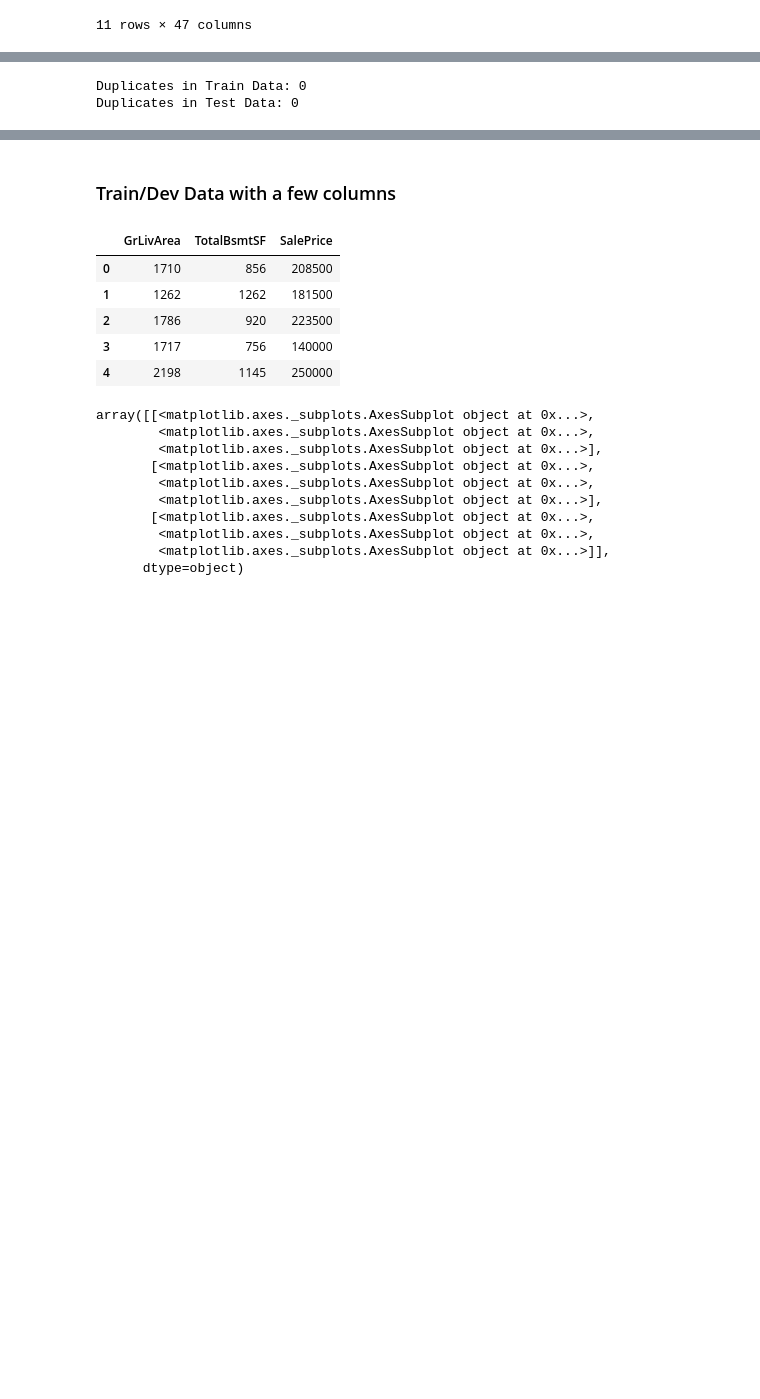
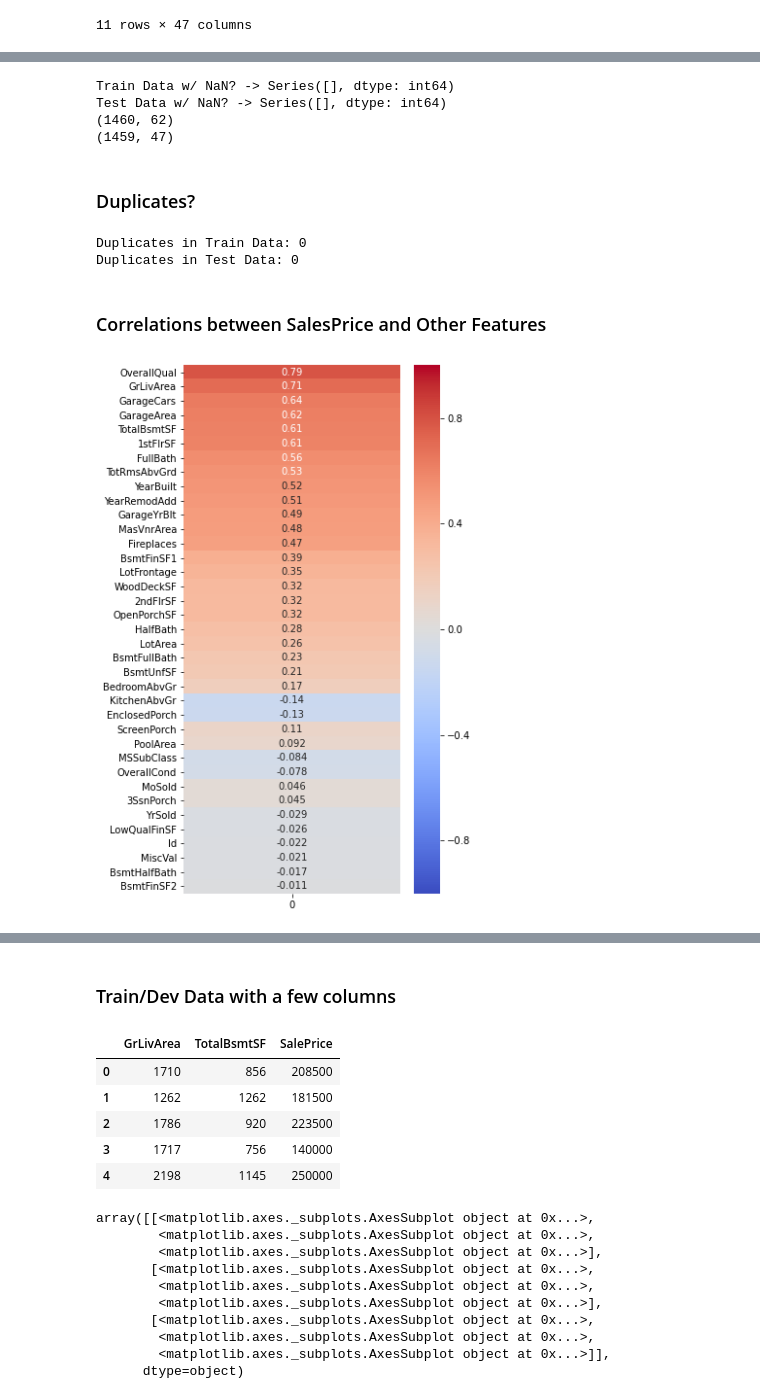
Before and after one commit to CSJohnLee/house_price_prediction, a Jupyter notebook: house_price_lee.ipynb, the cells around one changed output, grey strips where cells are left out. Cells and saved outputs as stored; diff of their text form; code cells hidden in the pictures; blank space fills up the shorter version.

```diff
--- a/house_price_lee.ipynb
+++ b/house_price_lee.ipynb
@@ -232 +181,20 @@ test_df.describe(include = 'all')
+# %%
+#Drop columns with NA rows
+train_df=train_df_raw.dropna(axis=1)
+test_df=test_df_raw.dropna(axis=1)
+
+# check if dropping NA worked
+print("Train Data w/ NaN? ->", train_df.isnull().sum(axis=0)[train_df.isnull().sum(axis=0) != 0])
+print("Test Data w/ NaN? ->", test_df.isnull().sum(axis=0)[test_df.isnull().sum(axis=0) != 0])
+#Series is empty means all the NaN data is removed.
+
+print(train_df.shape)
+print(test_df.shape)
+# %% [output]
+Train Data w/ NaN? -> Series([], dtype: int64)
+Test Data w/ NaN? -> Series([], dtype: int64)
+(1460, 62)
+(1459, 47)
+# %% [markdown]
+### Duplicates?
 # %%
@@ -238,3 +204,14 @@ print("Duplicates in Test Data:",sum(test_df.duplicated()))
 # %% [output]
 Duplicates in Train Data: 0
 Duplicates in Test Data: 0
+# %% [markdown]
+### Correlations between SalesPrice and Other Features
+# %%
+#Correlations between Sales Price & Int/Float Features
+correlations = train_df_raw.corrwith(train_df_raw['SalePrice']).iloc[:-1].to_frame()
+correlations['abs'] = correlations[0].abs()
+sorted_correlations = correlations.sort_values('abs', ascending=False)[0]
+fig, ax = plt.subplots(figsize=(5,10))
+sns.heatmap(sorted_correlations.to_frame(), cmap='coolwarm', annot=True, vmin=-1, vmax=1);
+# %% [output]
+[figure, added]
```
Also changed, not shown: parts of 21 cells of this notebook.
